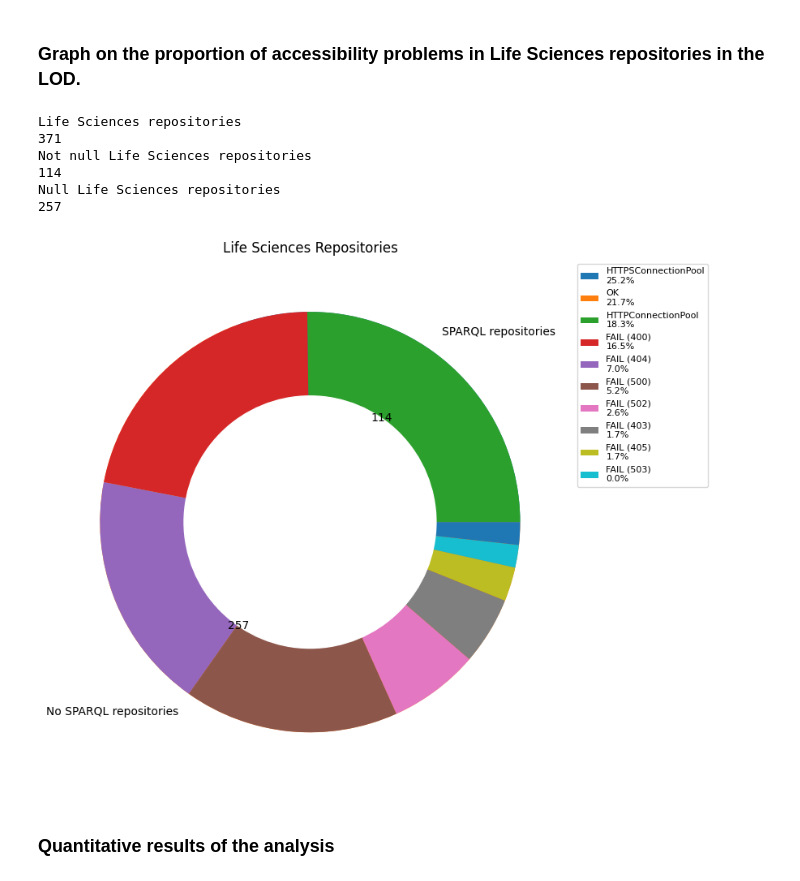
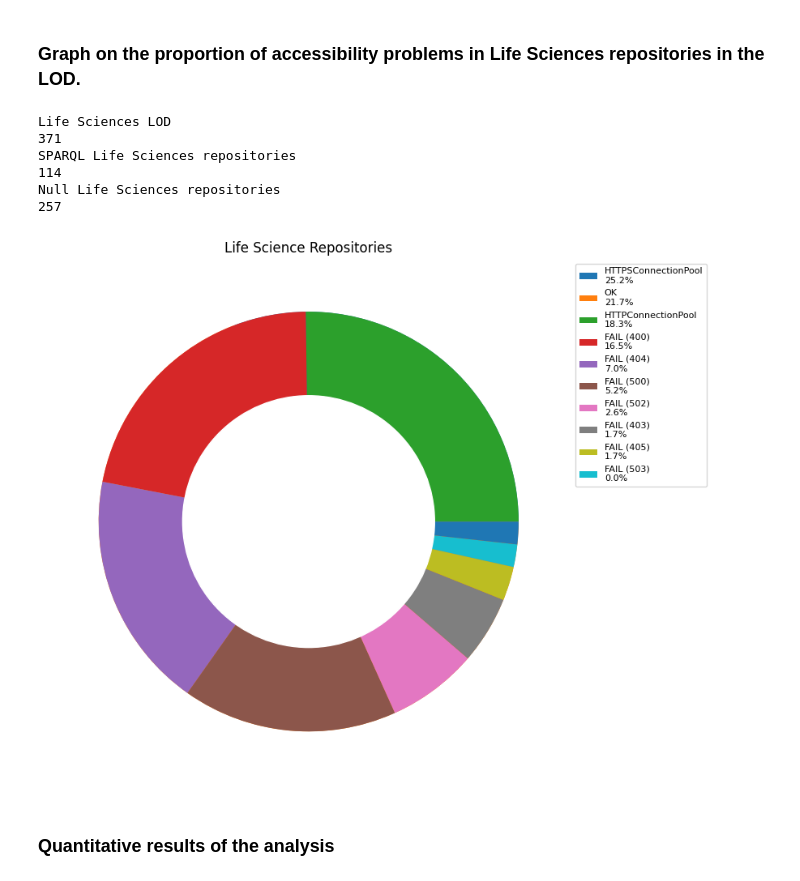
Before and after one commit to KhaosResearch/LOD, a Jupyter notebook: Graphics.ipynb, the cells around one changed output. Cells and saved outputs as stored; diff of their text form; code cells hidden in the pictures.

```diff
--- a/Graphics.ipynb
+++ b/Graphics.ipynb
@@ -142,9 +142,9 @@ n_lf_sparql = len(repositories_sparql)
 n_sparql = len(lista_sparql)
 n_null_sparql = len(repositories_sparql) - len(lista_sparql)
 
-print("Life Sciences repositories")
+print("Life Sciences LOD")
 print(n_lf_sparql)
-print("Not null Life Sciences repositories")
+print("SPARQL Life Sciences repositories")
 print(n_sparql)
 print("Null Life Sciences repositories")
 print(n_null_sparql)
@@ -158,10 +158,10 @@ def absolute_value(val):
     return int(a)
 
 fig = plt.figure(figsize=(10, 7))
-plt.pie(repositories_number, labels=repositories_types, autopct=absolute_value)
+plt.pie(repositories_number)
 
 
-plt.title("Life Sciences Repositories")
+plt.title("Life Science Repositories")
 plt.savefig("null_repositories.png", dpi=199)
 
 
@@ -186,36 +186,36 @@ total = 0
 for num in count_fails_total:
     total += num
 
 list_percentages = []
 for num in range(0,len(count_fails_total)):
     percentage = (count_fails_total[num]*100)/total
     percentage = round(percentage,1)
     percentage = str(percentage)
     perct = percentage + "%"
     list_percentages.append(perct)
     fails[num] = fails[num] + "\n"
     fails[num] = fails[num] + perct
 
 fails_sparql = pd.DataFrame(list(zip(fails,count_fails_total,list_percentages)), columns = ['Fail','Count','Percentage'])
 percentage_order = fails_sparql.sort_values('Count',ascending=False)
 
 plt.pie(percentage_order.loc[:,'Count'], labeldistance=1.1)
 plt.legend(labels = percentage_order.loc[:,'Fail'], loc="upper left", fontsize = 8, bbox_to_anchor=(1.0, 1.0))
 
 my_circle=plt.Circle( (0,0), 0.6, color='white')
 p=plt.gcf()
 p.gca().add_artist(my_circle)
 
 plt.tight_layout()
 plt.savefig("ProportionAccess.png", dpi=199)
 # %% [output]
-Life Sciences repositories
+Life Sciences LOD
 371
-Not null Life Sciences repositories
+SPARQL Life Sciences repositories
 114
 Null Life Sciences repositories
 257
-[figure, old version]
+[figure, new version]
 # %% [markdown]
 ### Quantitative results of the analysis
 # %%
```
Also changed, not shown: parts of 1 cell of this notebook.
